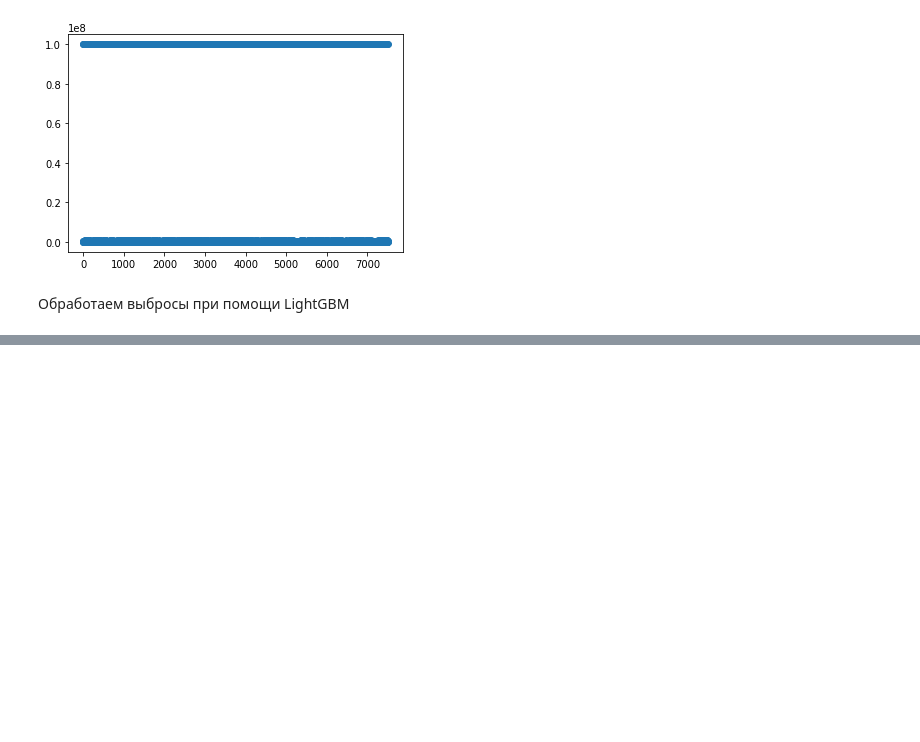
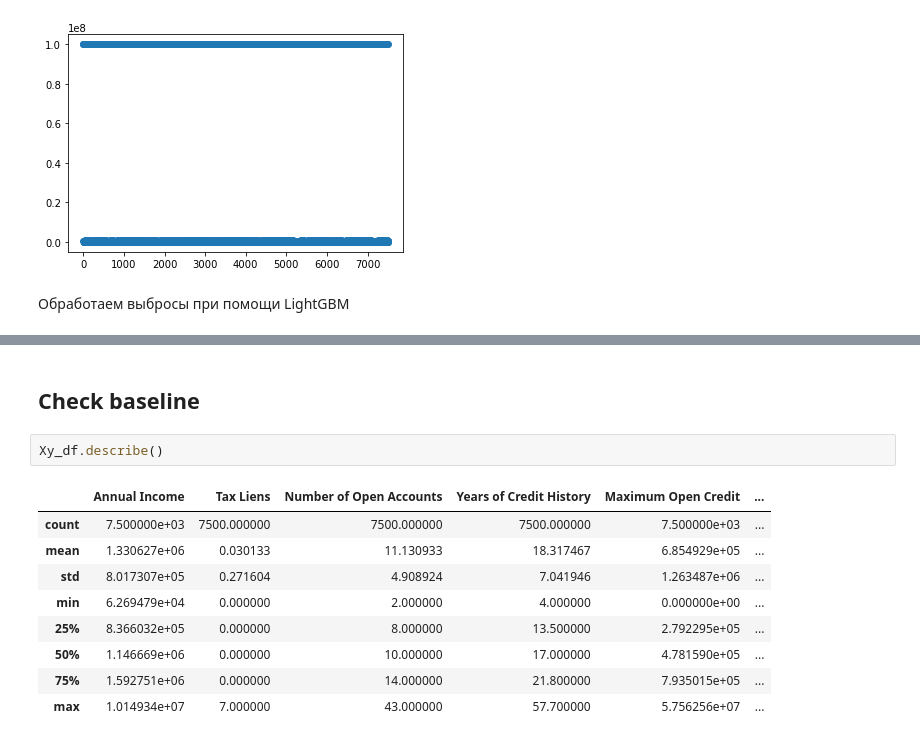
Before and after one commit to Yegor9151/-Python-Libraries-for-Data-Science-Continued, a Jupyter notebook: course_project/SorokinEL_course_project.ipynb, the cells around one changed output, grey strips where cells are left out. Drawn from its saved outputs; the diff is of its cells as text; blank space fills up the shorter version.

```diff
--- a/course_project/SorokinEL_course_project.ipynb
+++ b/course_project/SorokinEL_course_project.ipynb
@@ -765,0 +700,14 @@ Name: Credit Default, dtype: float64
+# %% [markdown]
+## Check baseline
+# %%
+Xy_df.describe()
+# %% [output]
+|  | Annual Income | Tax Liens | Number of Open Accounts | Years of Credit History | Maximum Open Credit | ... |
+| count | 7.500000e+03 | 7500.000000 | 7500.000000 | 7500.000000 | 7.500000e+03 | ... |
+| mean | 1.330627e+06 | 0.030133 | 11.130933 | 18.317467 | 6.854929e+05 | ... |
+| std | 8.017307e+05 | 0.271604 | 4.908924 | 7.041946 | 1.263487e+06 | ... |
+| min | 6.269479e+04 | 0.000000 | 2.000000 | 4.000000 | 0.000000e+00 | ... |
+| 25% | 8.366032e+05 | 0.000000 | 8.000000 | 13.500000 | 2.792295e+05 | ... |
+| 50% | 1.146669e+06 | 0.000000 | 10.000000 | 17.000000 | 4.781590e+05 | ... |
+| 75% | 1.592751e+06 | 0.000000 | 14.000000 | 21.800000 | 7.935015e+05 | ... |
+| max | 1.014934e+07 | 7.000000 | 43.000000 | 57.700000 | 5.756256e+07 | ... |
```
Also changed, not shown: parts of 43 cells of this notebook.
